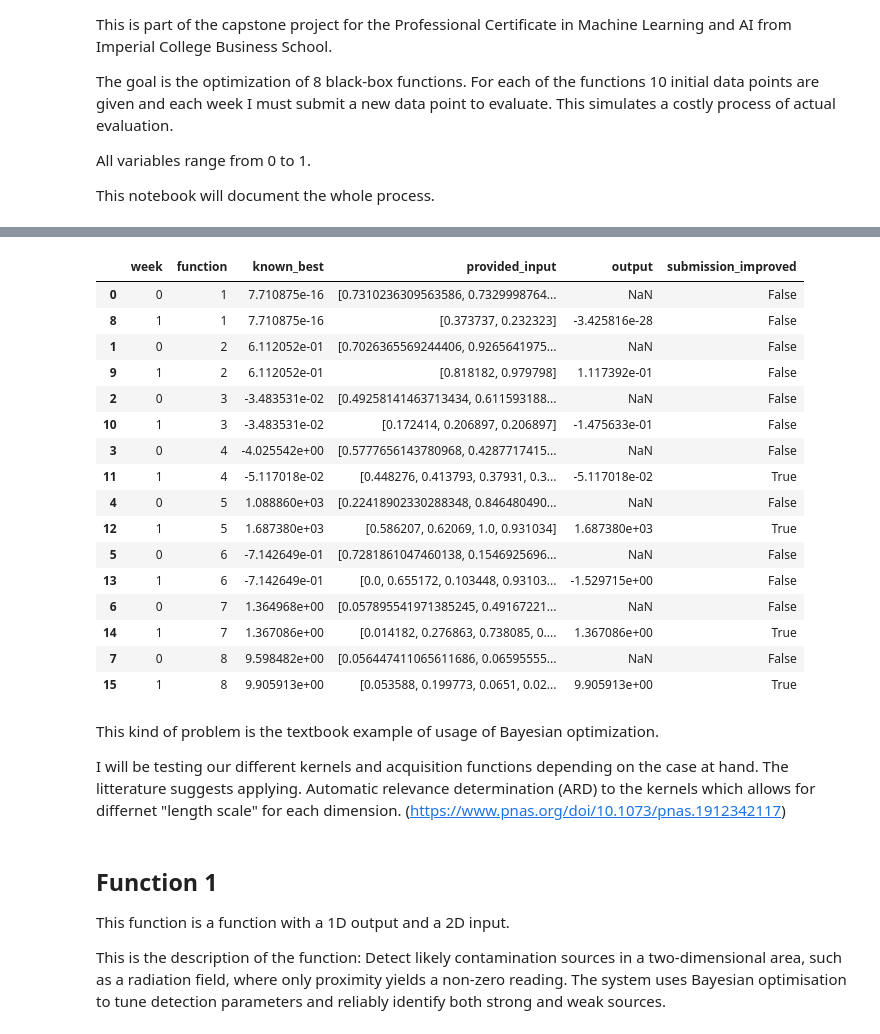
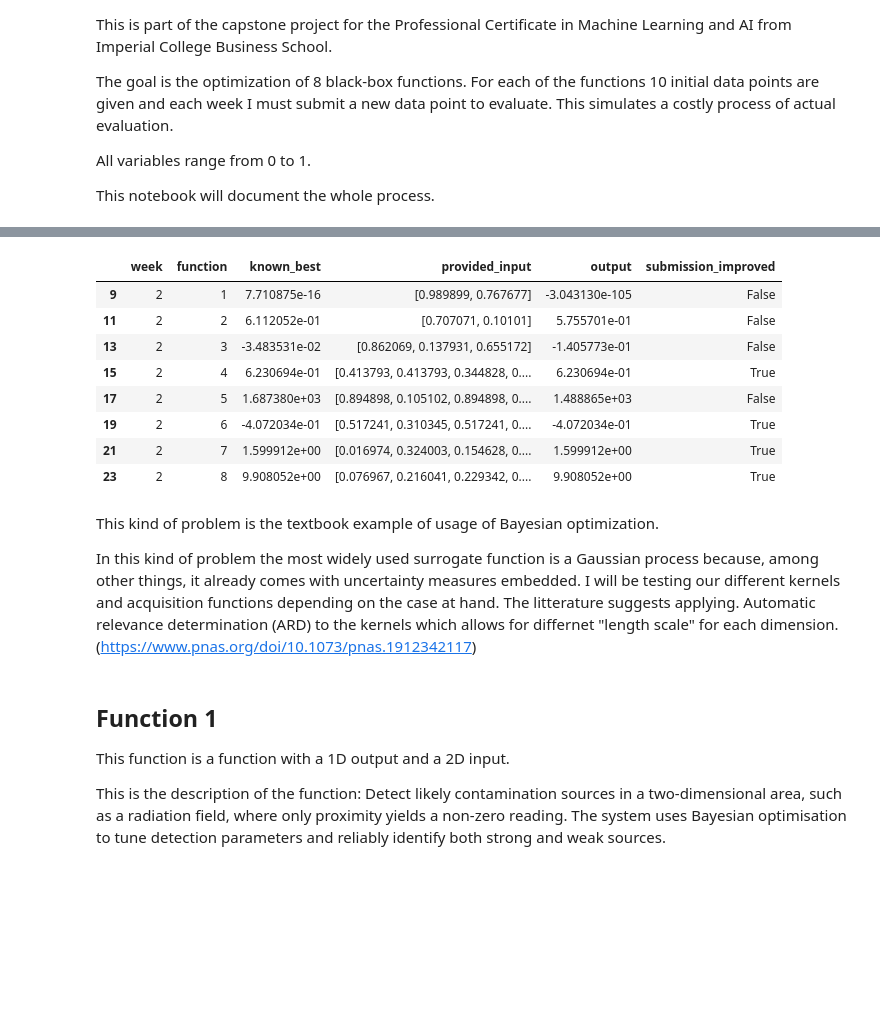
Before and after one commit to emarb/imperial-ml-capstone, a Jupyter notebook: bboptimization.ipynb, the cells around one changed output, grey strips where cells are left out. Saved outputs shown, nothing was run; the diff lists cells and outputs as text; code cells hidden in the pictures; blank space fills up the shorter version.

```diff
--- a/bboptimization.ipynb
+++ b/bboptimization.ipynb
@@ -89,27 +104,21 @@ for X in range(1,2):
 # %%
 results_df.sort_values(by=['function', 'week'])
+
+results_df[results_df['week'] == 2]
 # %% [output]
 |  | week | function | known_best | provided_input | output | submission_improved |
-| 0 | 0 | 1 | 7.710875e-16 | [0.7310236309563586, 0.7329998764... | NaN | False |
-| 8 | 1 | 1 | 7.710875e-16 | [0.373737, 0.232323] | -3.425816e-28 | False |
-| 1 | 0 | 2 | 6.112052e-01 | [0.7026365569244406, 0.9265641975... | NaN | False |
-| 9 | 1 | 2 | 6.112052e-01 | [0.818182, 0.979798] | 1.117392e-01 | False |
-| 2 | 0 | 3 | -3.483531e-02 | [0.49258141463713434, 0.611593188... | NaN | False |
-| 10 | 1 | 3 | -3.483531e-02 | [0.172414, 0.206897, 0.206897] | -1.475633e-01 | False |
-| 3 | 0 | 4 | -4.025542e+00 | [0.5777656143780968, 0.4287717415... | NaN | False |
-| 11 | 1 | 4 | -5.117018e-02 | [0.448276, 0.413793, 0.37931, 0.3... | -5.117018e-02 | True |
-| 4 | 0 | 5 | 1.088860e+03 | [0.22418902330288348, 0.846480490... | NaN | False |
-| 12 | 1 | 5 | 1.687380e+03 | [0.586207, 0.62069, 1.0, 0.931034] | 1.687380e+03 | True |
-| 5 | 0 | 6 | -7.142649e-01 | [0.7281861047460138, 0.1546925696... | NaN | False |
-| 13 | 1 | 6 | -7.142649e-01 | [0.0, 0.655172, 0.103448, 0.93103... | -1.529715e+00 | False |
-| 6 | 0 | 7 | 1.364968e+00 | [0.057895541971385245, 0.49167221... | NaN | False |
-| 14 | 1 | 7 | 1.367086e+00 | [0.014182, 0.276863, 0.738085, 0.... | 1.367086e+00 | True |
-| 7 | 0 | 8 | 9.598482e+00 | [0.056447411065611686, 0.06595555... | NaN | False |
-| 15 | 1 | 8 | 9.905913e+00 | [0.053588, 0.199773, 0.0651, 0.02... | 9.905913e+00 | True |
+| 9 | 2 | 1 | 7.710875e-16 | [0.989899, 0.767677] | -3.043130e-105 | False |
+| 11 | 2 | 2 | 6.112052e-01 | [0.707071, 0.10101] | 5.755701e-01 | False |
+| 13 | 2 | 3 | -3.483531e-02 | [0.862069, 0.137931, 0.655172] | -1.405773e-01 | False |
+| 15 | 2 | 4 | 6.230694e-01 | [0.413793, 0.413793, 0.344828, 0.... | 6.230694e-01 | True |
+| 17 | 2 | 5 | 1.687380e+03 | [0.894898, 0.105102, 0.894898, 0.... | 1.488865e+03 | False |
+| 19 | 2 | 6 | -4.072034e-01 | [0.517241, 0.310345, 0.517241, 0.... | -4.072034e-01 | True |
+| 21 | 2 | 7 | 1.599912e+00 | [0.016974, 0.324003, 0.154628, 0.... | 1.599912e+00 | True |
+| 23 | 2 | 8 | 9.908052e+00 | [0.076967, 0.216041, 0.229342, 0.... | 9.908052e+00 | True |
 # %% [markdown]
 This kind of problem is the textbook example of usage of Bayesian optimization.
 
-I will be testing our different kernels and acquisition functions depending on the case at hand. The litterature suggests applying. Automatic relevance determination (ARD) to the kernels which allows for differnet "length scale" for each dimension. (https://www.pnas.org/doi/10.1073/pnas.1912342117)
+In this kind of problem the most widely used surrogate function is a Gaussian process because, among other things, it already comes with uncertainty measures embedded. I will be testing our different kernels and acquisition functions depending on the case at hand. The litterature suggests applying. Automatic relevance determination (ARD) to the kernels which allows for differnet "length scale" for each dimension. (https://www.pnas.org/doi/10.1073/pnas.1912342117)
 # %% [markdown]
 ## Function 1
 
```
Also changed, not shown: parts of 50 cells of this notebook.
